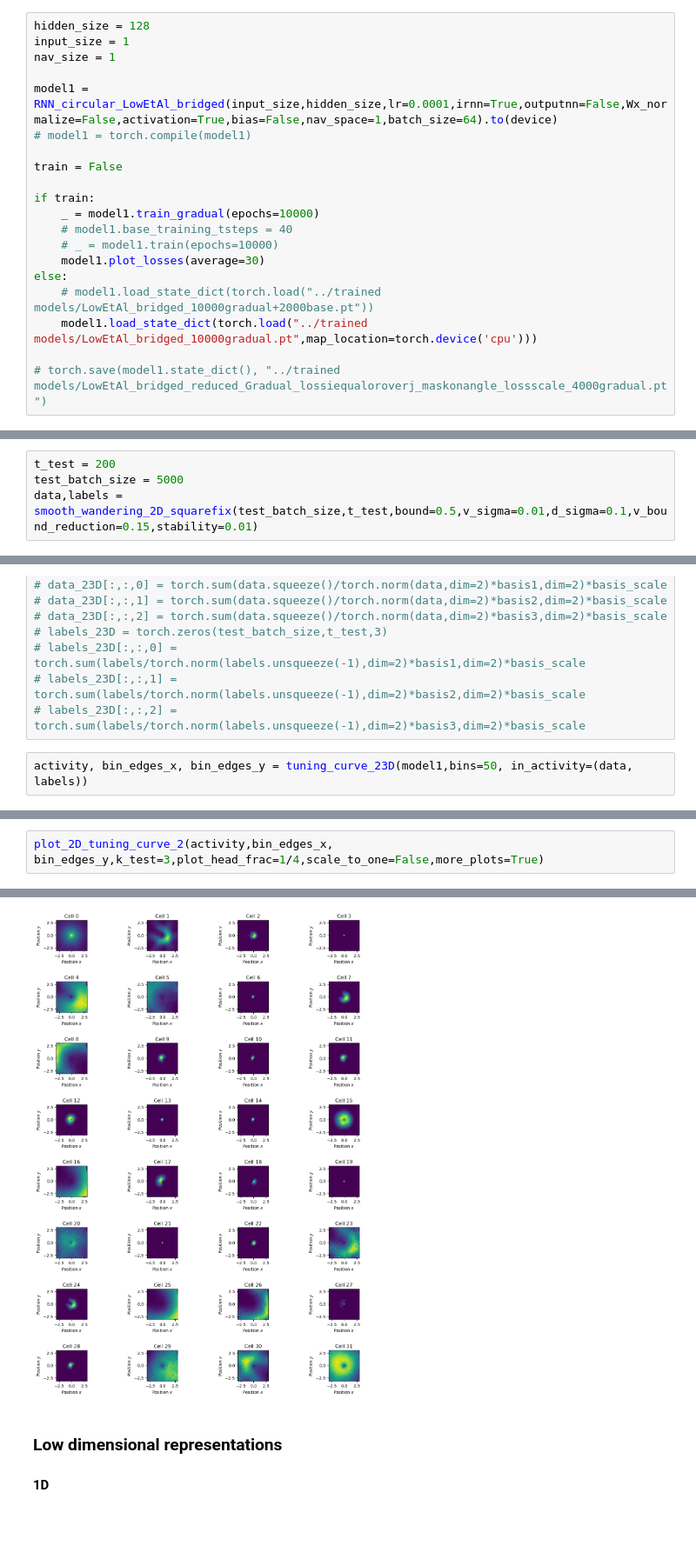
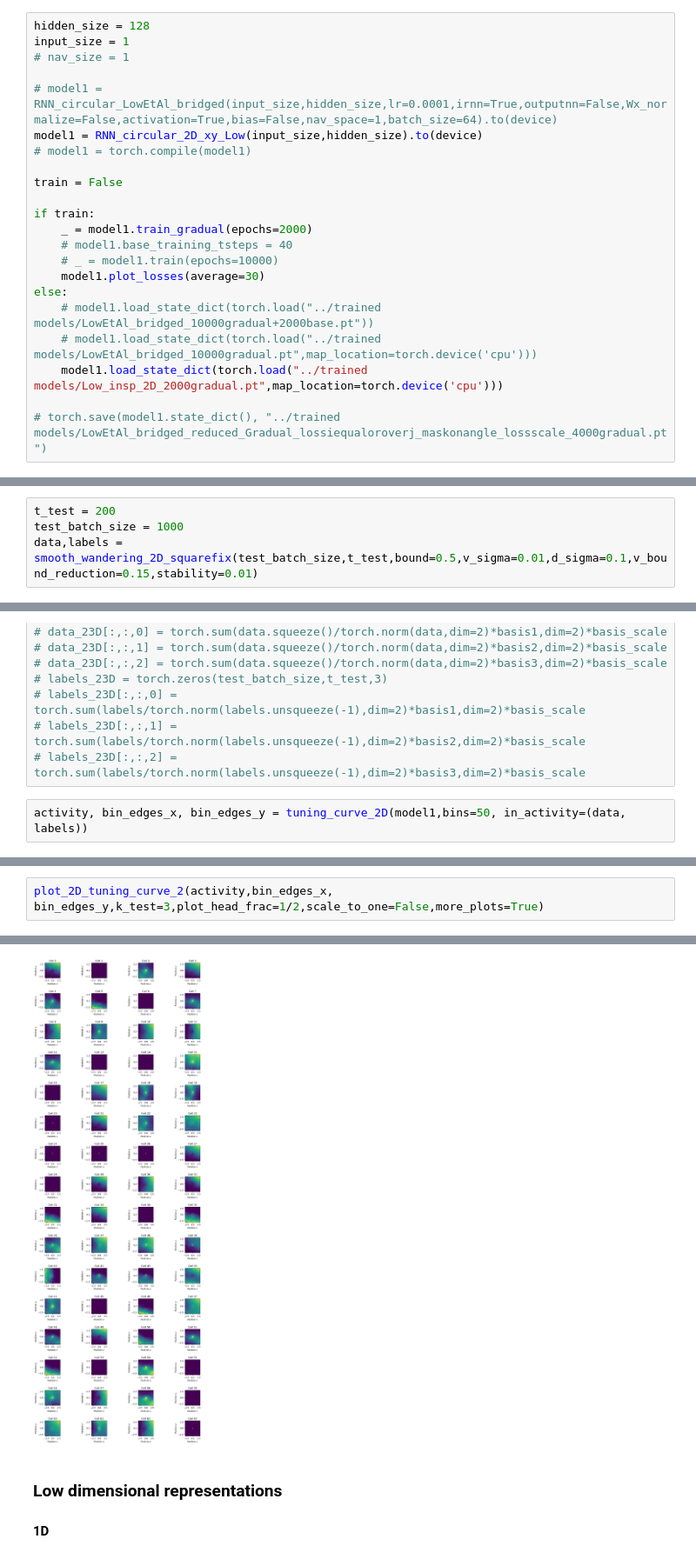
Before and after one commit to bioAI-Oslo/RNN-Adding-Problem-Representations, a Jupyter notebook: notebooks/summer.ipynb, the cells around one changed output, grey strips where cells are left out. Shown at 87% size. Cells and saved outputs as stored; diff of their text form; blank space fills up the shorter version.

Commit message:
First iteration of full 2D model Low inspired

```diff
--- a/notebooks/summer.ipynb
+++ b/notebooks/summer.ipynb
@@ -69,21 +68,23 @@ plt.show()
 # %%
 hidden_size = 128
 input_size = 1
-nav_size = 1
+# nav_size = 1
 
-model1 = RNN_circular_LowEtAl_bridged(input_size,hidden_size,lr=0.0001,irnn=True,outputnn=False,Wx_normalize=False,activation=True,bias=False,nav_space=1,batch_size=64).to(device)
+# model1 = RNN_circular_LowEtAl_bridged(input_size,hidden_size,lr=0.0001,irnn=True,outputnn=False,Wx_normalize=False,activation=True,bias=False,nav_space=1,batch_size=64).to(device)
+model1 = RNN_circular_2D_xy_Low(input_size,hidden_size).to(device)
 # model1 = torch.compile(model1)
 
 train = False
 
 if train:
-    _ = model1.train_gradual(epochs=10000)
+    _ = model1.train_gradual(epochs=2000)
     # model1.base_training_tsteps = 40
     # _ = model1.train(epochs=10000)
     model1.plot_losses(average=30)
 else:
     # model1.load_state_dict(torch.load("../trained models/LowEtAl_bridged_10000gradual+2000base.pt"))
-    model1.load_state_dict(torch.load("../trained models/LowEtAl_bridged_10000gradual.pt",map_location=torch.device('cpu')))
+    # model1.load_state_dict(torch.load("../trained models/LowEtAl_bridged_10000gradual.pt",map_location=torch.device('cpu')))
+    model1.load_state_dict(torch.load("../trained models/Low_insp_2D_2000gradual.pt",map_location=torch.device('cpu')))
 
 # torch.save(model1.state_dict(), "../trained models/LowEtAl_bridged_reduced_Gradual_lossiequaloroverj_maskonangle_lossscale_4000gradual.pt")
 # %%
@@ -113,5 +114,5 @@ plot_tuning_curve(activity,bin_edges,91,spherical=False,linear=False,scale_to_on
 #### 2D Tuning curves
 # %%
 t_test = 200
-test_batch_size = 5000
+test_batch_size = 1000
 data,labels = smooth_wandering_2D_squarefix(test_batch_size,t_test,bound=0.5,v_sigma=0.01,d_sigma=0.1,v_bound_reduction=0.15,stability=0.01)
@@ -135,4 +134,4 @@ torch.Size([5000, 200, 2, 1])
 # labels_23D[:,:,1] = torch.sum(labels/torch.norm(labels.unsqueeze(-1),dim=2)*basis2,dim=2)*basis_scale
 # labels_23D[:,:,2] = torch.sum(labels/torch.norm(labels.unsqueeze(-1),dim=2)*basis3,dim=2)*basis_scale
 # %%
-activity, bin_edges_x, bin_edges_y = tuning_curve_23D(model1,bins=50, in_activity=(data, labels))
+activity, bin_edges_x, bin_edges_y = tuning_curve_2D(model1,bins=50, in_activity=(data, labels))
@@ -139,3 +140,3 @@ activity, bin_edges_x, bin_edges_y = tuning_curve_23D(model1,bins=50, in_activit
 # %%
-plot_2D_tuning_curve_2(activity,bin_edges_x, bin_edges_y,k_test=3,plot_head_frac=1/4,scale_to_one=False,more_plots=True)
+plot_2D_tuning_curve_2(activity,bin_edges_x, bin_edges_y,k_test=3,plot_head_frac=1/2,scale_to_one=False,more_plots=True)
 # %% [output]
@@ -143,4 +145,4 @@ plot_2D_tuning_curve_2(activity,bin_edges_x, bin_edges_y,k_test=3,plot_head_frac
-[figure, old version]
+[figure, new version]
 # %% [markdown]
 ### Low dimensional representations
 
```
Also changed, not shown: parts of 6 cells of this notebook, 4 other files.
